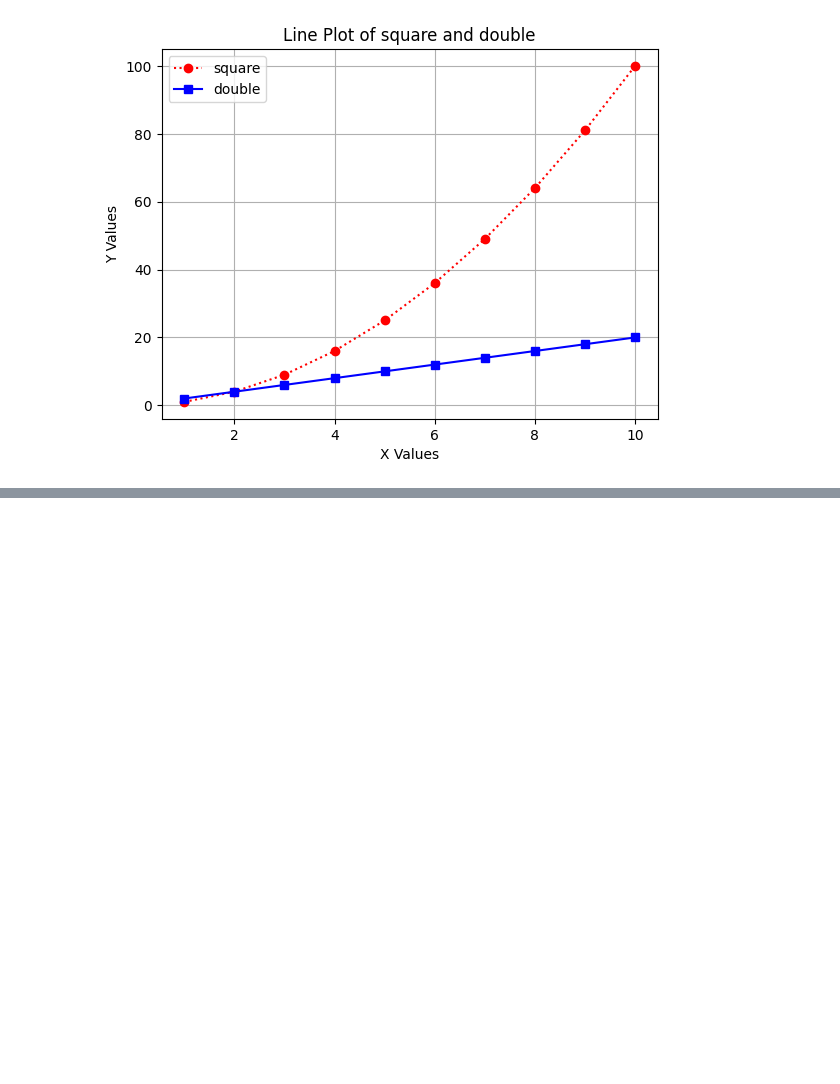
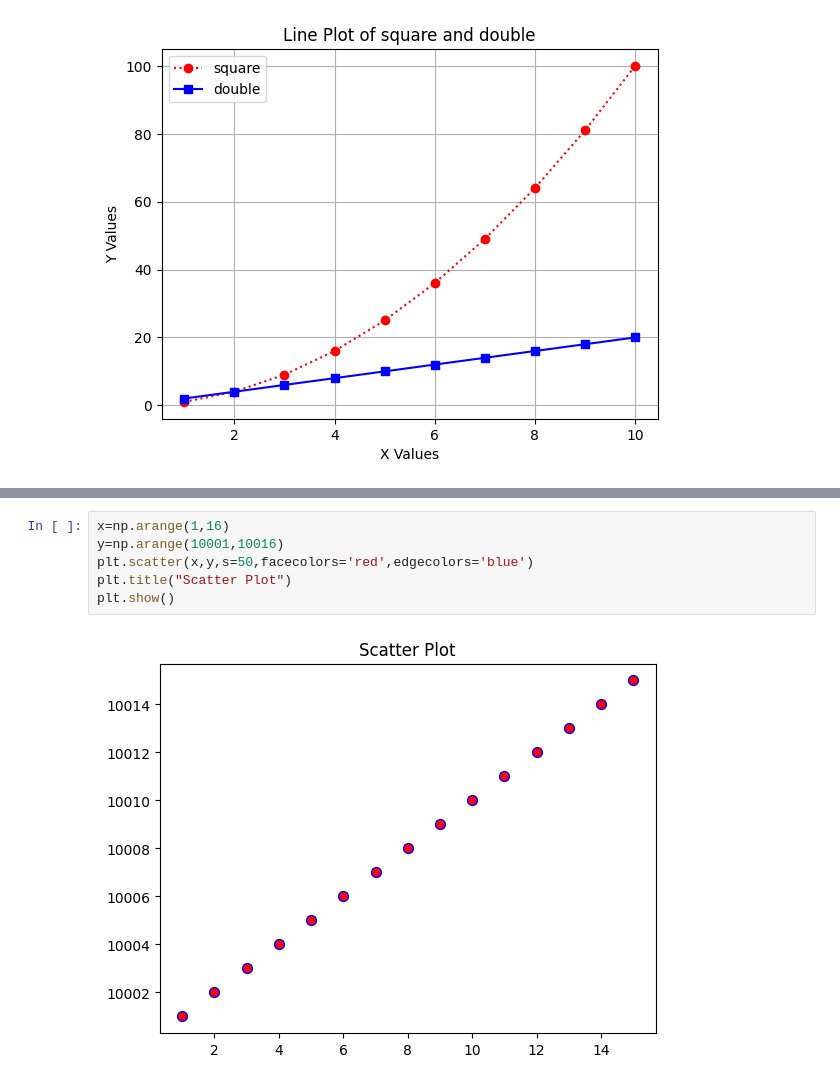
Before and after one commit to cenna-alias/test, a Jupyter notebook: line_plot.ipynb, the cells around one changed output, grey strips where cells are left out. Drawn from its saved outputs; the diff is of its cells as text; blank space fills up the shorter version.

```diff
--- a/line_plot.ipynb
+++ b/line_plot.ipynb
@@ -37,0 +48,8 @@ plt.show()
+# %%
+x=np.arange(1,16)
+y=np.arange(10001,10016)
+plt.scatter(x,y,s=50,facecolors='red',edgecolors='blue')
+plt.title("Scatter Plot")
+plt.show()
+# %% [output]
+[figure, added]
```
Also changed, not shown: parts of 6 cells of this notebook.
